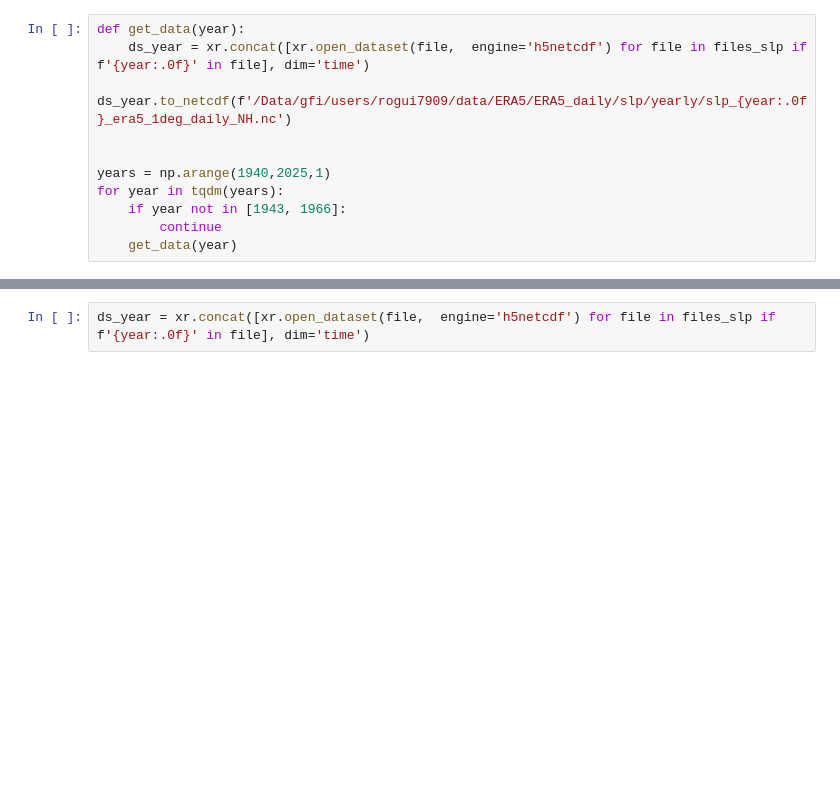
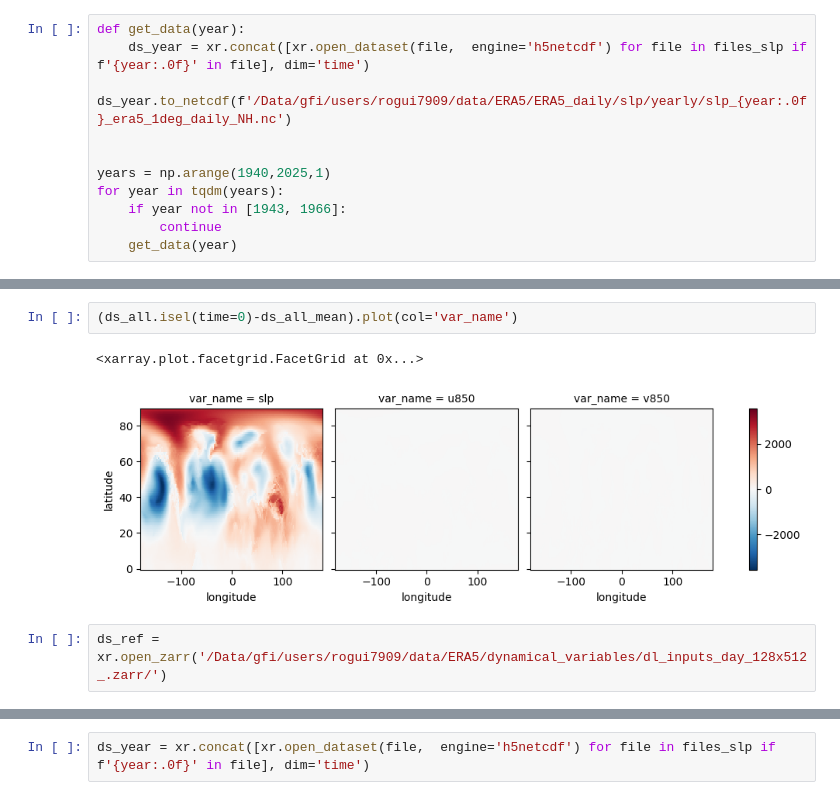
Before and after one commit to rguilcas/predict_rain_norway, a Jupyter notebook: prepare_data/make_zarr_from_daily_files.ipynb, the cells around one changed output, grey strips where cells are left out. Cells and saved outputs as stored; diff of their text form; blank space fills up the shorter version.

```diff
--- a/prepare_data/make_zarr_from_daily_files.ipynb
+++ b/prepare_data/make_zarr_from_daily_files.ipynb
@@ -58,0 +104,7 @@ ds = xr.open_mfdataset('/Data/gfi/users/rogui7909/data/ERA5/ERA5_daily/slp/yearl
+# %%
+(ds_all.isel(time=0)-ds_all_mean).plot(col='var_name')
+# %% [output]
+<xarray.plot.facetgrid.FacetGrid at 0x...>
+[figure, added]
+# %%
+ds_ref = xr.open_zarr('/Data/gfi/users/rogui7909/data/ERA5/dynamical_variables/dl_inputs_day_128x512_.zarr/')
```
Also changed, not shown: parts of 14 cells of this notebook, 4 other files.
